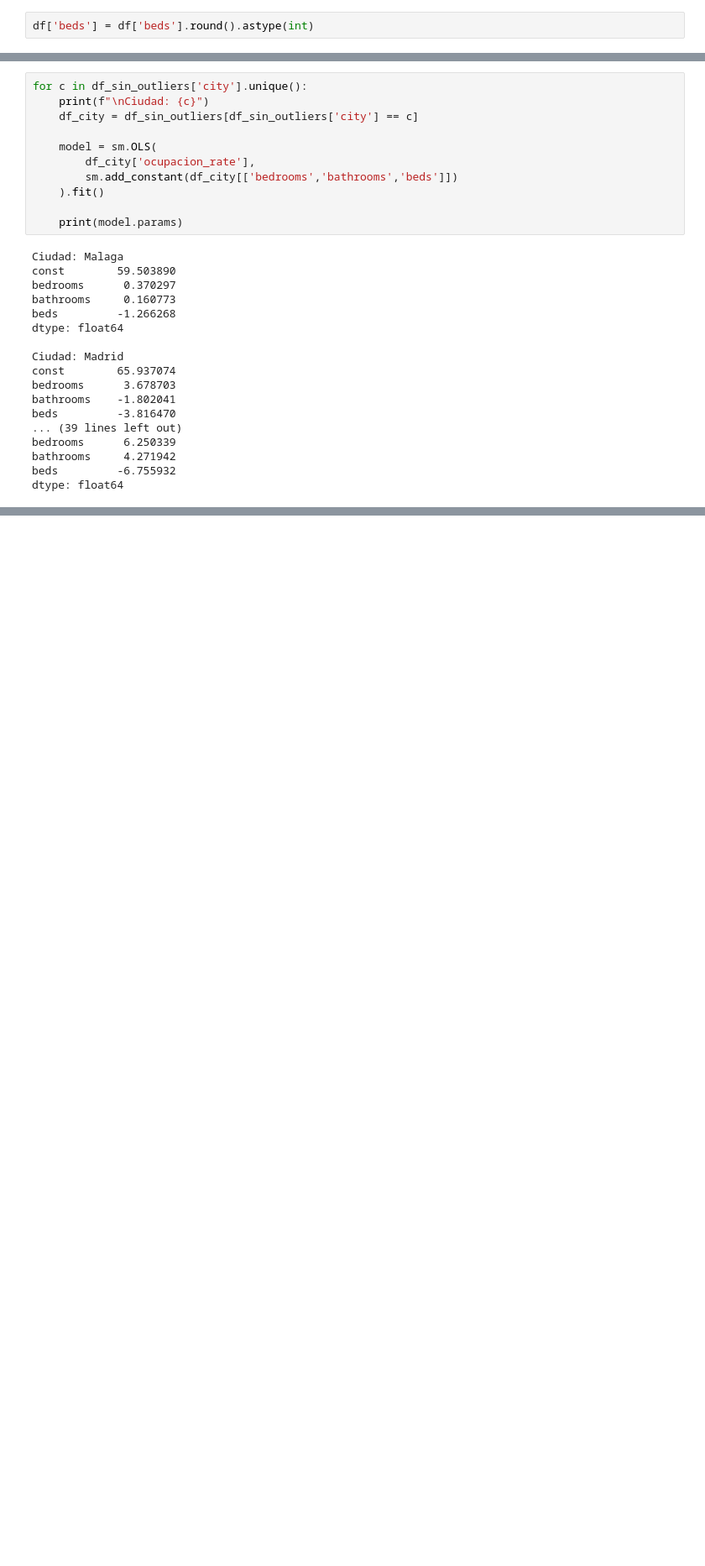
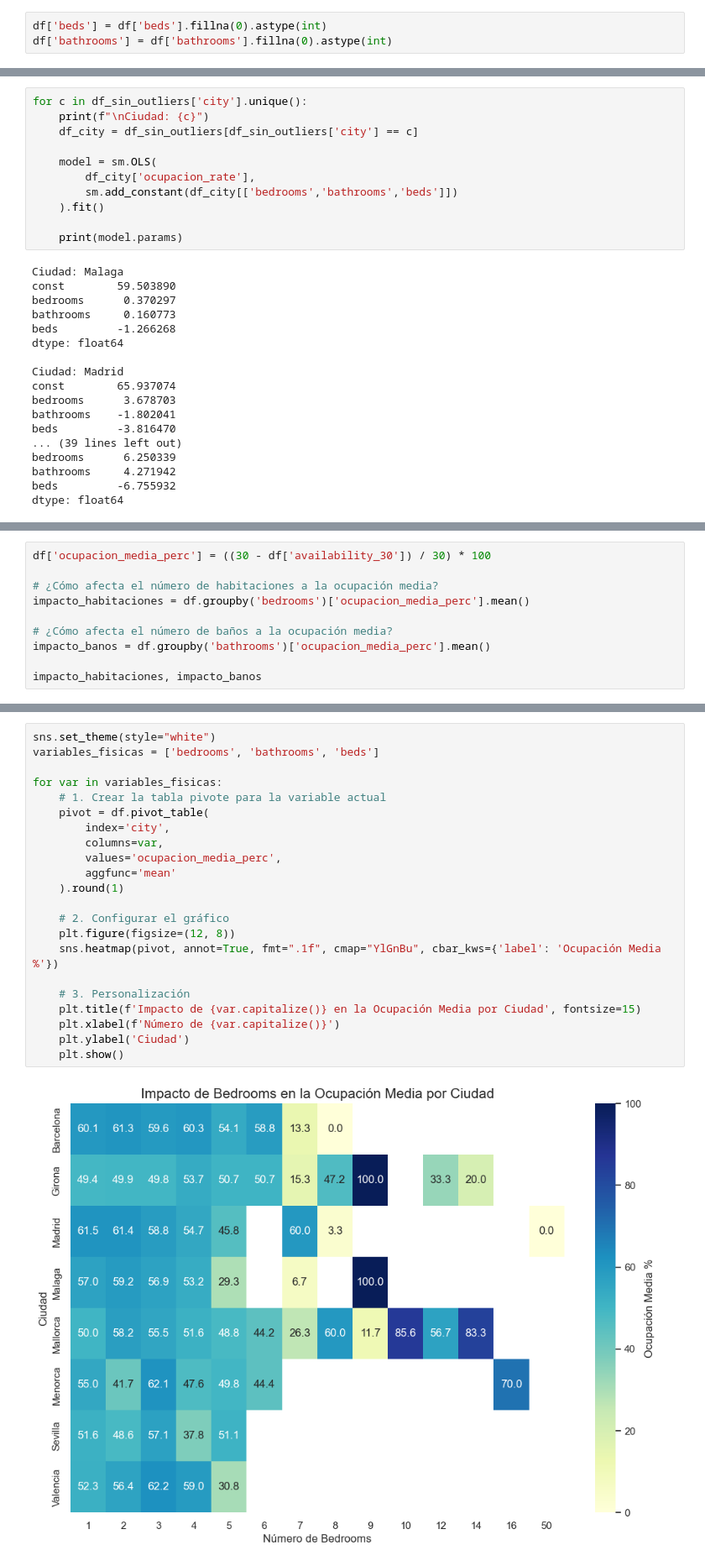
Before and after one commit to esrakesken/turismo-espana-it-academy, a Jupyter notebook: Scripts/AnalisisOperaciones02022026.ipynb, the cells around one changed output, grey strips where cells are left out. Shown at 84% size. Saved outputs shown, nothing was run; the diff lists cells and outputs as text; blank space fills up the shorter version.

```diff
--- a/Scripts/AnalisisOperaciones02022026.ipynb
+++ b/Scripts/AnalisisOperaciones02022026.ipynb
@@ -72,4 +60,5 @@ Procesando columna: bedrooms
 
 ✅ Capping completado (sin tocar límites inferiores)
 # %%
-df['beds'] = df['beds'].round().astype(int)
+df['beds'] = df['beds'].fillna(0).astype(int)
+df['bathrooms'] = df['bathrooms'].fillna(0).astype(int)
@@ -531,0 +588,10 @@ dtype: float64
+# %%
+df['ocupacion_media_perc'] = ((30 - df['availability_30']) / 30) * 100
+
+# ¿Cómo afecta el número de habitaciones a la ocupación media?
+impacto_habitaciones = df.groupby('bedrooms')['ocupacion_media_perc'].mean()
+
+# ¿Cómo afecta el número de baños a la ocupación media?
+impacto_banos = df.groupby('bathrooms')['ocupacion_media_perc'].mean()
+
+impacto_habitaciones, impacto_banos
@@ -531,0 +626,24 @@ dtype: float64
+# %%
+sns.set_theme(style="white")
+variables_fisicas = ['bedrooms', 'bathrooms', 'beds']
+
+for var in variables_fisicas:
+    # 1. Crear la tabla pivote para la variable actual
+    pivot = df.pivot_table(
+        index='city',
+        columns=var,
+        values='ocupacion_media_perc',
+        aggfunc='mean'
+    ).round(1)
+
+    # 2. Configurar el gráfico
+    plt.figure(figsize=(12, 8))
+    sns.heatmap(pivot, annot=True, fmt=".1f", cmap="YlGnBu", cbar_kws={'label': 'Ocupación Media %'})
+
+    # 3. Personalización
+    plt.title(f'Impacto de {var.capitalize()} en la Ocupación Media por Ciudad', fontsize=15)
+    plt.xlabel(f'Número de {var.capitalize()}')
+    plt.ylabel('Ciudad')
+    plt.show()
+# %% [output]
+[figure, added]
```
Also changed, not shown: parts of 8 cells of this notebook.
